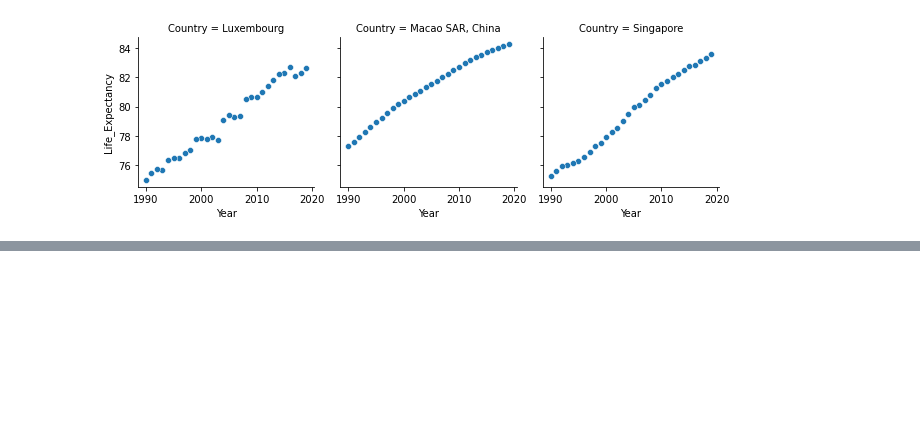
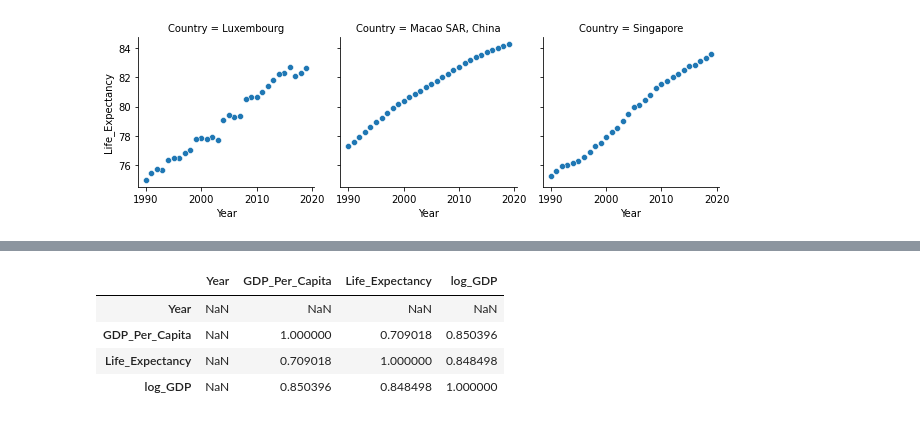
Before and after one commit to tomoumer/un_data_question-tomoumer, a Jupyter notebook: notebooks/UN_Data_Exploration.ipynb, the cells around one changed output, grey strips where cells are left out. Saved outputs shown, nothing was run; the diff lists cells and outputs as text; code cells hidden in the pictures; blank space fills up the shorter version.

```diff
--- a/notebooks/UN_Data_Exploration.ipynb
+++ b/notebooks/UN_Data_Exploration.ipynb
@@ -370,0 +388,8 @@ gdp_le_2019.plot(kind='scatter', x='Life_Expectancy', y='GDP_Per_Capita')
+# %%
+gdp_le_2019.corr()
+# %% [output]
+|  | Year | GDP_Per_Capita | Life_Expectancy | log_GDP |
+| Year | NaN | NaN | NaN | NaN |
+| GDP_Per_Capita | NaN | 1.000000 | 0.709018 | 0.850396 |
+| Life_Expectancy | NaN | 0.709018 | 1.000000 | 0.848498 |
+| log_GDP | NaN | 0.850396 | 0.848498 | 1.000000 |
```
Also changed, not shown: parts of 8 cells of this notebook.
